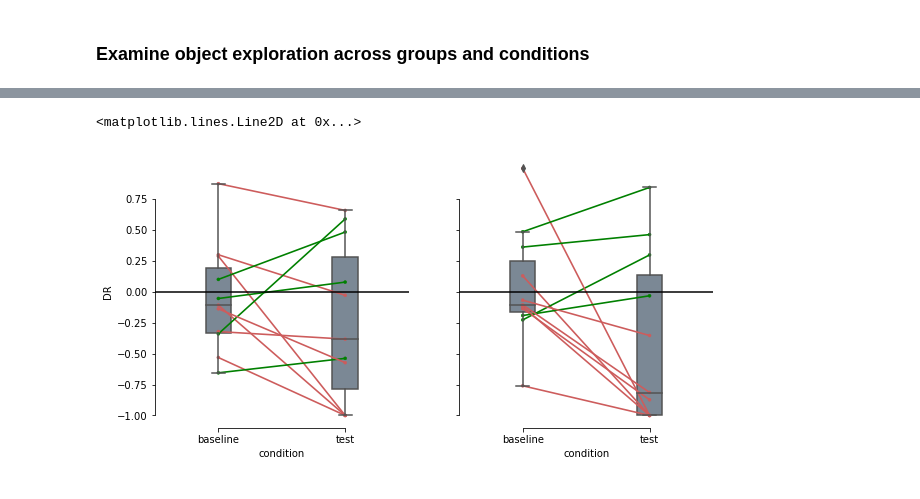
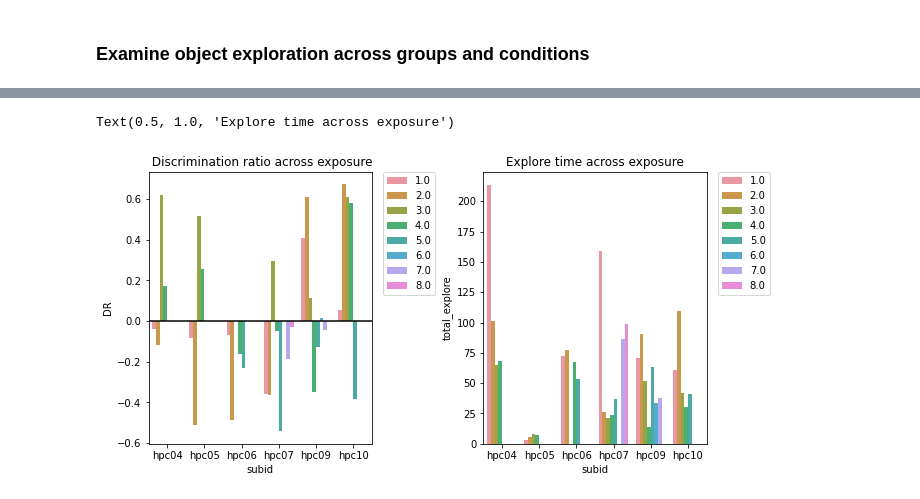
Before and after one commit to lolaBerkowitz/SNLab_ephys, a Jupyter notebook: behavior/process_behavior_coding_output.ipynb, the cells around one changed output, grey strips where cells are left out. Cells and saved outputs as stored; diff of their text form; code cells hidden in the pictures.

```diff
--- a/behavior/process_behavior_coding_output.ipynb
+++ b/behavior/process_behavior_coding_output.ipynb
@@ -102,11 +57,0 @@ df1= bc.frames_to_seconds(df_visit, fs = 60)
-# %%
-df1['object_exploration_time'] = df1.stop - df1.start
-df1['first_5min'] = df1.stop.apply(lambda x: x < 300)
-df1['first_3min'] = df1.stop.apply(lambda x: x < 180)
-df1['all_baseline_3min_test'] = True
-df1.loc[df1['condition'] == 'test','all_baseline_3min_test'] = df1.loc[df1['condition'] == 'test','first_3min']
-df1['trial_n'] = np.zeros(len(df1))
-df1.loc[df1['stop'] < df1['trial_stop_1'],'trial_n'] = 1
-df1.loc[(df1['stop'] > df1['trial_stop_1']) & (df1['stop'] < df1['trial_stop_2']),'trial_n'] = 2
-df1.loc[(df1['stop'] > df1['trial_stop_2']) & (df1['stop'] < df1['trial_stop_3']),'trial_n'] = 3
-df1
@@ -128,8 +70,7 @@ df1
 ### Compute discrimination ratio for trials, and first 3 and 5 minutes of 20min test trial
 # %%
 
-# behav_ep = nel.EpochArray([np.array([df.start, df.stop]).T])
-df_processed = bc.compute_explore_time(df1,epoch_name = 'all_baseline_3min_test')
+df_processed = bc.compute_explore_time(df1,epoch_name = 'whole_session')
 # %% [output]
 day06_OLbase_hpc04
 day06_OLtest_hpc04
@@ -151,4 +94,8 @@ hpc10_OLtest_day52-07202022150645
 # %%
 df_processed['subid_treatment_paradigm'] = df_processed['subid'] + '_' + df_processed['treatment'] + '_' + df_processed['paradigm']
+df_processed['treatment_paradigm'] = df_processed['treatment'] + '_' + df_processed['paradigm']
+
+df_processed['constant'] = 1
 df_processed.keys()
+df_processed.genotype.unique()
 # %% [output]
@@ -180,14 +361,27 @@ ax[1].legend(bbox_to_anchor=(1.05, 1), loc=2, borderaxespad=0.)
 # %%
-fig,ax = plt.subplots(1,2,figsize=(10,5),sharey=True)
+fig, ax = plt.subplots(1, 2, figsize=(10, 5))
 ax = ax.ravel()
-plt.subplots_adjust(wspace=0.2)
-idx = (df_processed['genotype'] == 'APPPS1')
-pg.plot_paired(data=df_processed[~idx], dv='DR', within='condition',
-                    subject='subid_treatment_paradigm', dpi=150,ax=ax[0])
-pg.plot_paired(data=df_processed[idx], dv='DR', within='condition',
-                    subject='subid_treatment_paradigm', dpi=150,ax=ax[1])
-ax[0].axhline(0,color='black')
-ax[1].axhline(0,color='black')
+plt.subplots_adjust(wspace=0.5)
+
+sns.barplot(
+    x="subid",
+    y="DR",
+    hue="exposure",
+    data=df_processed[df_processed["condition"] == "test"],
+    ax=ax[0],
+)
+sns.barplot(
+    x="subid",
+    y="total_explore",
+    hue="exposure",
+    data=df_processed[df_processed["condition"] == "test"],
+    ax=ax[1],
+)
+ax[1].legend(bbox_to_anchor=(1.05, 1), loc=2, borderaxespad=0.0)
+ax[0].legend(bbox_to_anchor=(1.05, 1), loc=2, borderaxespad=0.0)
+ax[0].axhline(0, color="black")
+ax[0].set_title(" Discrimination ratio across exposure")
+ax[1].set_title("Explore time across exposure")
 # %% [output]
-<matplotlib.lines.Line2D at 0x...>
+Text(0.5, 1.0, 'Explore time across exposure')
-[figure, old version]
+[figure, new version]
```
Also changed, not shown: parts of 22 cells of this notebook.
